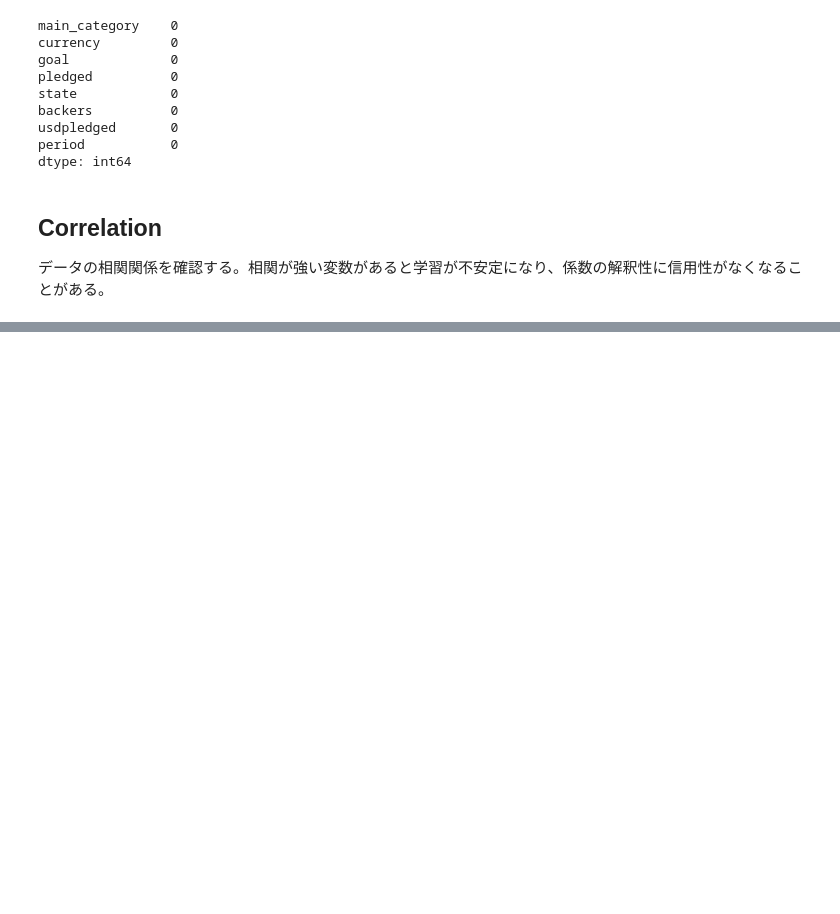
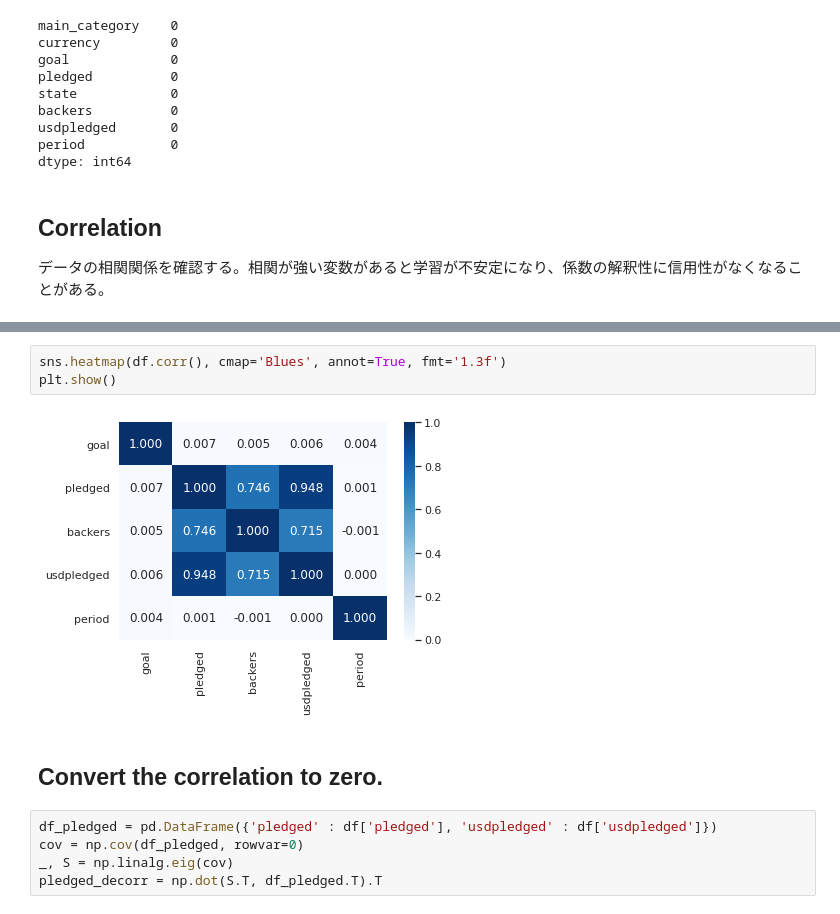
Before and after one commit to e4rll/2021dataSeminar, a Jupyter notebook: 04/dataSeminar_04.ipynb, the cells around one changed output, grey strips where cells are left out. Saved outputs shown, nothing was run; the diff lists cells and outputs as text; blank space fills up the shorter version.

Commit message:
[add] convert the correlation to zero section.

```diff
--- a/04/dataSeminar_04.ipynb
+++ b/04/dataSeminar_04.ipynb
@@ -214,0 +224,12 @@ dtype: int64
+# %%
+sns.heatmap(df.corr(), cmap='Blues', annot=True, fmt='1.3f')
+plt.show()
+# %% [output]
+[figure, added]
+# %% [markdown]
+## Convert the correlation to zero.
+# %%
+df_pledged = pd.DataFrame({'pledged' : df['pledged'], 'usdpledged' : df['usdpledged']})
+cov = np.cov(df_pledged, rowvar=0)
+_, S = np.linalg.eig(cov)
+pledged_decorr = np.dot(S.T, df_pledged.T).T
```
Also changed, not shown: parts of 1 cell of this notebook.
